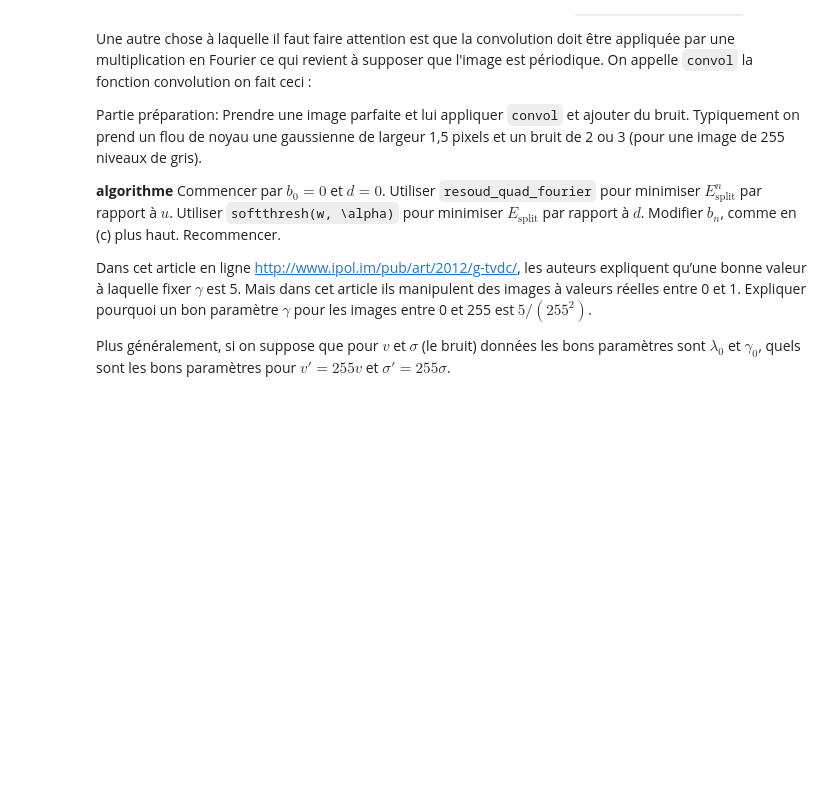
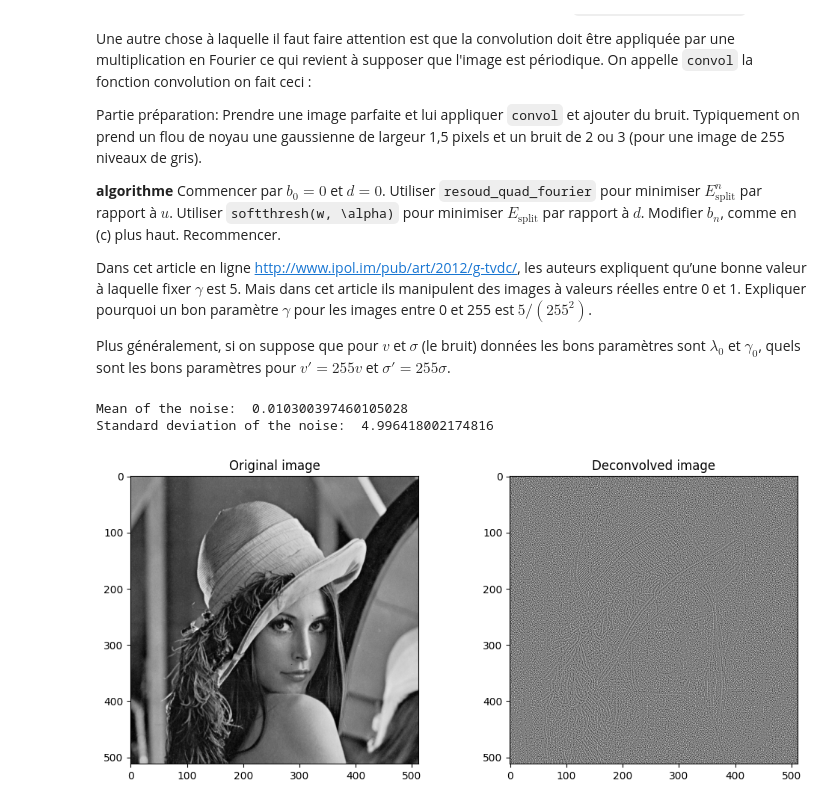
Before and after one commit to dftorresro/IMA203---TP2-M-thodes-Variationnelles, a Jupyter notebook: tp_ima203_variatio.ipynb, the cells around one changed output. Drawn from its saved outputs; the diff is of its cells as text; code cells hidden in the pictures; blank space fills up the shorter version.

```diff
--- a/tp_ima203_variatio.ipynb
+++ b/tp_ima203_variatio.ipynb
@@ -829,3 +829,53 @@ Recommencer.
 Dans cet article en ligne [http://www.ipol.im/pub/art/2012/g-tvdc/](http://www.ipol.im/pub/art/2012/g-tvdc/), les auteurs expliquent qu’une bonne valeur à laquelle fixer $ \gamma $ est 5. Mais dans cet article ils manipulent des images à valeurs réelles entre 0 et 1. Expliquer pourquoi un bon paramètre $ \gamma $ pour les images entre 0 et 255 est $ 5/(255^2) $.
 
 Plus généralement, si on suppose que pour $ v $ et $ \sigma $ (le bruit) données les bons paramètres sont $ \lambda_0 $ et $ \gamma_0 $, quels sont les bons paramètres pour $ v' = 255v $ et $ \sigma' = 255\sigma $.
+# %%
+import numpy as np
+import skimage.io as skio
+
+# Assuming you have the necessary functions like appfiltre, degrade_image, etc., already defined
+
+def total_variation_deconvolution(im, br, lambda_tv, itmax, gamma):
+    # Preparing the degraded image
+    degraded_im = degrade_image(im, br)
+
+    # Gaussian blur kernel (for example)
+    kernel = np.array([[1, 4, 6, 4, 1], [4, 16, 24, 16, 4], [6, 24, 36, 24, 6], [4, 16, 24, 16, 4], [1, 4, 6, 4, 1]])
+
+    # Start the algorithm
+    u = np.copy(degraded_im)  # Initialize u with the degraded image
+    for _ in range(itmax):
+        # Step 1: Minimize E_split^n with respect to u using minimisation_quadratique
+        K = [kernel]
+        V = [degraded_im]
+        u = minimisation_quadratique(u, gamma)
+
+        # Step 2: Apply the projection for total variation
+        u = projection(u, lambda_tv, itmax)
+
+    return u
+
+# Example usage
+im = imread('lena.tif')  # Original image
+br = 5  # Noise level
+lambda_tv = 1  # Lambda for TV
+itmax = 100  # Number of iterations
+gamma = 5 / (255 ** 2)  # Gamma value
+
+# Perform the total variation deconvolution
+result_im = total_variation_deconvolution(im, br, lambda_tv, itmax, gamma)
+# %% [output]
+Mean of the noise:  0.010300397460105028
+Standard deviation of the noise:  4.996418002174816
+# %%
+# Plot the results
+plt.figure(figsize=(12, 5))
+plt.subplot(121)
+plt.imshow(im, cmap='gray')
+plt.title('Original image')
+plt.subplot(122)
+plt.imshow(result_im, cmap='gray')
+plt.title('Deconvolved image')
+plt.show()
+# %% [output]
+[figure, added]
```
Also changed, not shown: parts of 7 cells of this notebook, 1 other file.
